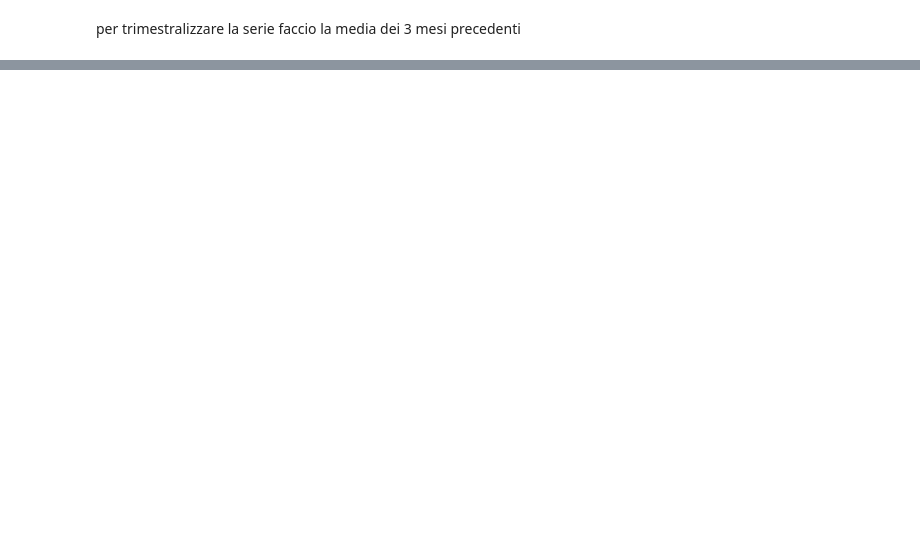
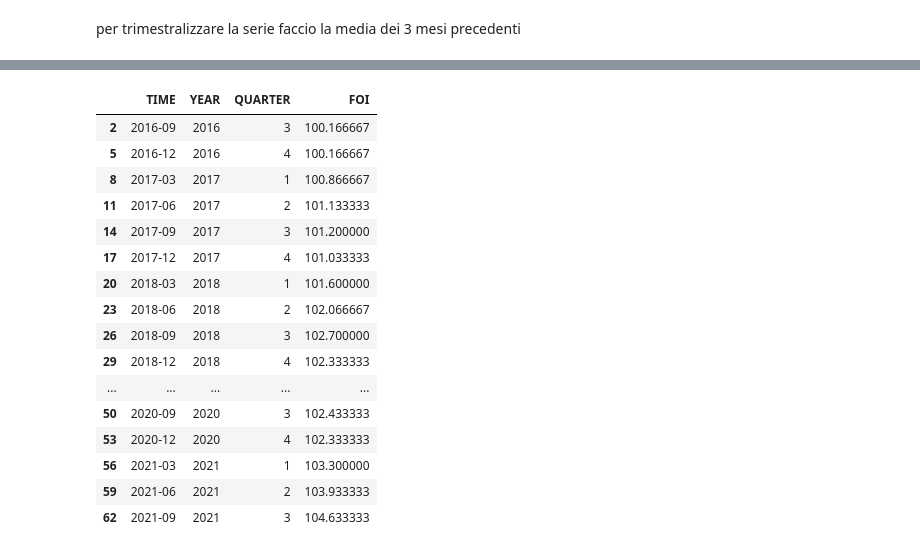
Before and after one commit to busconemo/Progetto_Studio, a Jupyter notebook: Jupiter/01_Creazione_db/FOI.ipynb, the cells around one changed output, grey strips where cells are left out. Saved outputs shown, nothing was run; the diff lists cells and outputs as text; code cells hidden in the pictures; blank space fills up the shorter version.

```diff
--- a/Jupiter/01_Creazione_db/FOI.ipynb
+++ b/Jupiter/01_Creazione_db/FOI.ipynb
@@ -126,0 +131,4 @@ foi_df_ita2
+# %%
+foi_df_ita3=foi_df_ita2[pd.notnull(foi_df_ita2['Value -2'])]
+foi_df_ita3['FOI'] =(foi_df_ita2['Value']+foi_df_ita2['Value -1']+foi_df_ita2['Value -2'])/3
+foi_df_ita3
@@ -126,0 +153,4 @@ foi_df_ita2
+# %%
+#tengo solo i trimestri
+foi_df_ita3["MESE"]=foi_df_ita3["TIME"].str[5:7]
+foi_df_ita3
@@ -126,0 +191,4 @@ foi_df_ita2
+# %%
+foi_df_ita3["MESE"]=foi_df_ita3["MESE"].astype(float)
+foi_df_ita3["QUARTER"]=foi_df_ita3["MESE"]/3
+foi_df_ita3
@@ -126,0 +218,27 @@ foi_df_ita2
+# %%
+foi_df_ita4=foi_df_ita3[(foi_df_ita3["QUARTER"]==1)|(foi_df_ita3["QUARTER"]==2)|(foi_df_ita3["QUARTER"]==3)|(foi_df_ita3["QUARTER"]==4)]
+# %%
+foi_df_ita4=foi_df_ita4[["TIME","FOI","QUARTER"]]
+foi_df_ita4["YEAR"]=foi_df_ita4["TIME"].str[:4]
+foi_df_ita4["YEAR"]=foi_df_ita4["YEAR"].astype(int)
+foi_df_ita4["QUARTER"]=foi_df_ita4["QUARTER"].astype(int)
+foi_df_ita4=foi_df_ita4[["TIME","YEAR","QUARTER","FOI"]]
+foi_df_ita4
+# %% [output]
+|  | TIME | YEAR | QUARTER | FOI |
+| 2 | 2016-09 | 2016 | 3 | 100.166667 |
+| 5 | 2016-12 | 2016 | 4 | 100.166667 |
+| 8 | 2017-03 | 2017 | 1 | 100.866667 |
+| 11 | 2017-06 | 2017 | 2 | 101.133333 |
+| 14 | 2017-09 | 2017 | 3 | 101.200000 |
+| 17 | 2017-12 | 2017 | 4 | 101.033333 |
+| 20 | 2018-03 | 2018 | 1 | 101.600000 |
+| 23 | 2018-06 | 2018 | 2 | 102.066667 |
+| 26 | 2018-09 | 2018 | 3 | 102.700000 |
+| 29 | 2018-12 | 2018 | 4 | 102.333333 |
+| ... | ... | ... | ... | ... |
+| 50 | 2020-09 | 2020 | 3 | 102.433333 |
+| 53 | 2020-12 | 2020 | 4 | 102.333333 |
+| 56 | 2021-03 | 2021 | 1 | 103.300000 |
+| 59 | 2021-06 | 2021 | 2 | 103.933333 |
+| 62 | 2021-09 | 2021 | 3 | 104.633333 |
```
Also changed, not shown: parts of 16 cells of this notebook, 3 other files.
